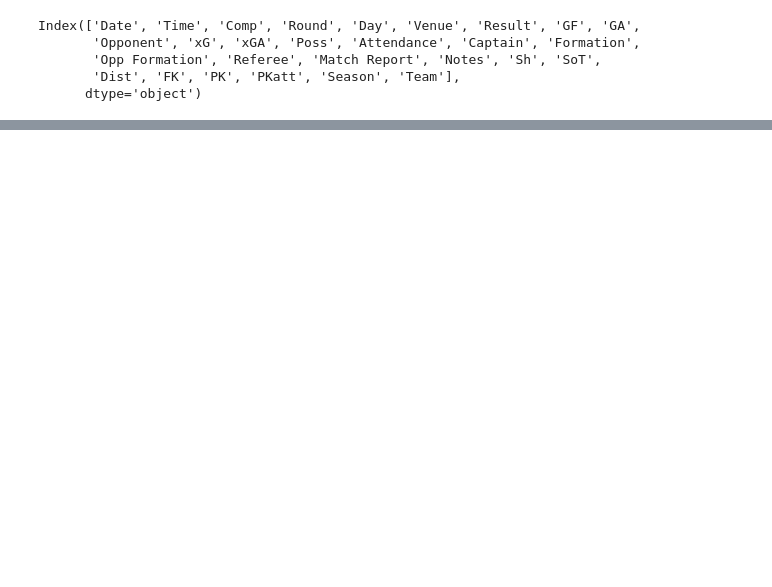
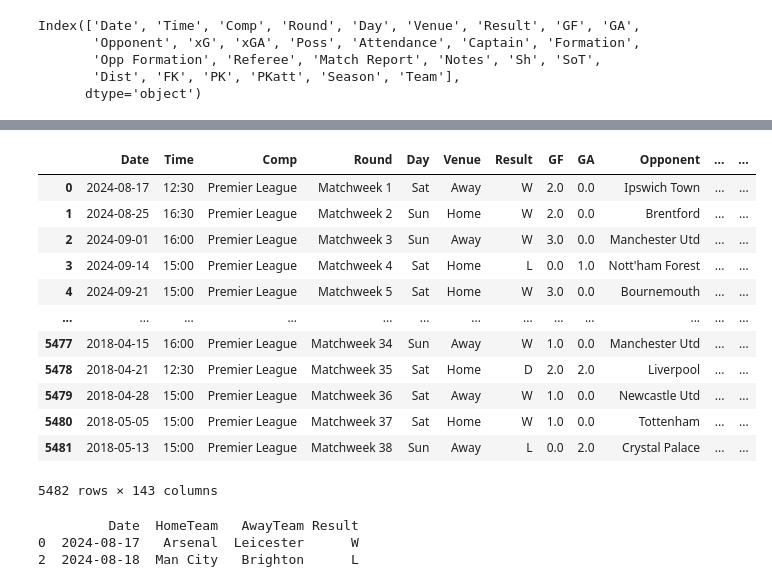
Before and after one commit to Viperoxz/Football-Predicting, a Jupyter notebook: data/crawler.ipynb, the cells around one changed output, grey strips where cells are left out. Drawn from its saved outputs; the diff is of its cells as text; code cells hidden in the pictures; blank space fills up the shorter version.

```diff
--- a/data/crawler.ipynb
+++ b/data/crawler.ipynb
@@ -539,0 +752,42 @@ Index(['Date', 'Time', 'Comp', 'Round', 'Day', 'Venue', 'Result', 'GF', 'GA',
+# %%
+fbref_data['Date'] = pd.to_datetime(fbref_data['Date'])
+# %%
+merged_df = pd.merge(
+    fbref_data, fb_data,
+    left_on=['Date', 'hometeam', 'awayteam'],
+    right_on=['date', 'hometeam', 'awayteam'],
+    how='left'
+)
+merged_df
+# %% [output]
+|  | Date | Time | Comp | Round | Day | Venue | Result | GF | GA | Opponent | ... | ... |
+| 0 | 2024-08-17 | 12:30 | Premier League | Matchweek 1 | Sat | Away | W | 2.0 | 0.0 | Ipswich Town | ... | ... |
+| 1 | 2024-08-25 | 16:30 | Premier League | Matchweek 2 | Sun | Home | W | 2.0 | 0.0 | Brentford | ... | ... |
+| 2 | 2024-09-01 | 16:00 | Premier League | Matchweek 3 | Sun | Away | W | 3.0 | 0.0 | Manchester Utd | ... | ... |
+| 3 | 2024-09-14 | 15:00 | Premier League | Matchweek 4 | Sat | Home | L | 0.0 | 1.0 | Nott'ham Forest | ... | ... |
+| 4 | 2024-09-21 | 15:00 | Premier League | Matchweek 5 | Sat | Home | W | 3.0 | 0.0 | Bournemouth | ... | ... |
+| ... | ... | ... | ... | ... | ... | ... | ... | ... | ... | ... | ... | ... |
+| 5477 | 2018-04-15 | 16:00 | Premier League | Matchweek 34 | Sun | Away | W | 1.0 | 0.0 | Manchester Utd | ... | ... |
+| 5478 | 2018-04-21 | 12:30 | Premier League | Matchweek 35 | Sat | Home | D | 2.0 | 2.0 | Liverpool | ... | ... |
+| 5479 | 2018-04-28 | 15:00 | Premier League | Matchweek 36 | Sat | Away | W | 1.0 | 0.0 | Newcastle Utd | ... | ... |
+| 5480 | 2018-05-05 | 15:00 | Premier League | Matchweek 37 | Sat | Home | W | 1.0 | 0.0 | Tottenham | ... | ... |
+| 5481 | 2018-05-13 | 15:00 | Premier League | Matchweek 38 | Sun | Away | L | 0.0 | 2.0 | Crystal Palace | ... | ... |
+5482 rows × 143 columns
+# %%
+# Giả sử df1 đã được chuyển đổi sang dạng hometeam - awayteam
+df1 = pd.DataFrame({
+    'Date': ['2024-08-17', '2024-08-17', '2024-08-18'],
+    'HomeTeam': ['Arsenal', 'Arsenal', 'Man City'],
+    'AwayTeam': ['Leicester', 'Leicester', 'Brighton'],
+    'Result': ['W', 'W', 'L']
+})
+
+# Loại bỏ các dòng trùng lặp dựa trên các cột Date, HomeTeam, AwayTeam
+df1 = df1.drop_duplicates(subset=['Date', 'HomeTeam', 'AwayTeam'])
+
+# Kiểm tra kết quả
+print(df1)
+# %% [output]
+         Date  HomeTeam   AwayTeam Result
+0  2024-08-17   Arsenal  Leicester      W
+2  2024-08-18  Man City   Brighton      L
```
Also changed, not shown: parts of 18 cells of this notebook, 14 other files.
